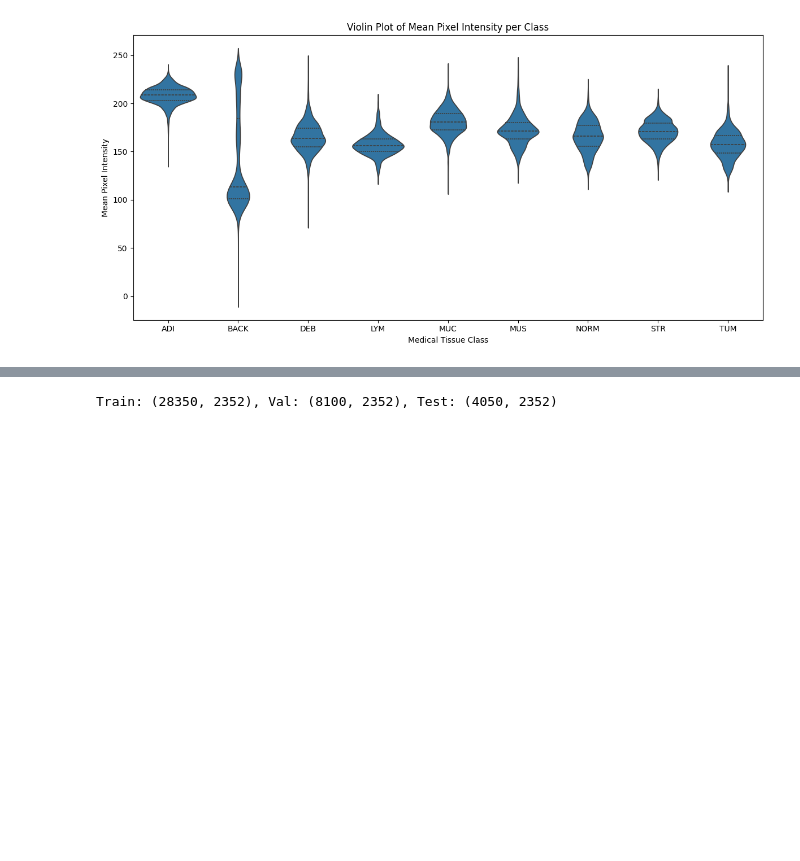
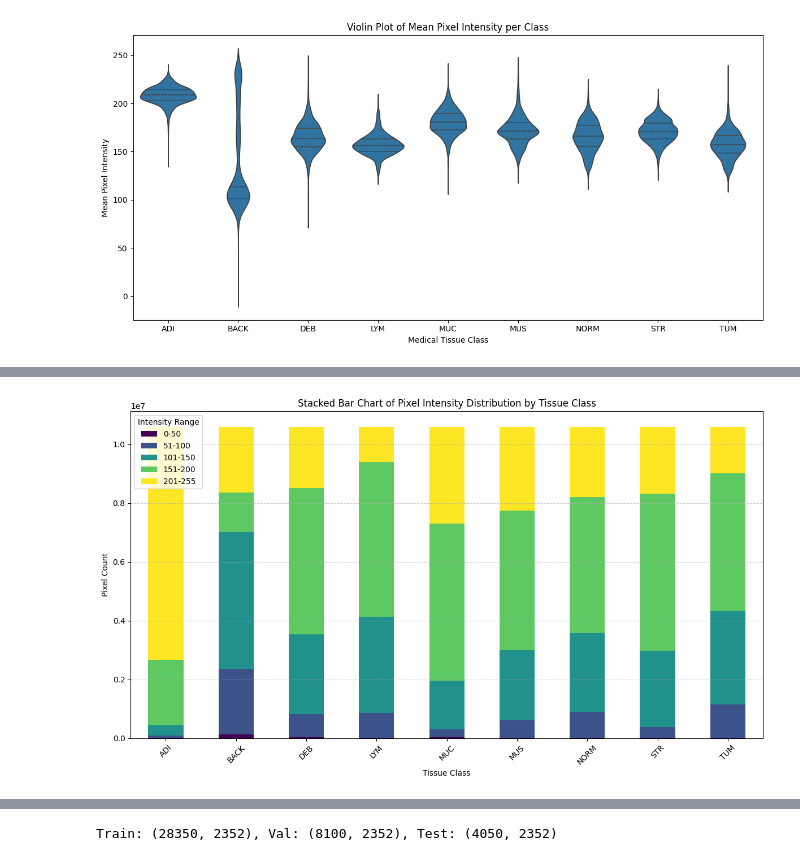
Before and after one commit to anasraza57/CW2, a Jupyter notebook: main.ipynb, the cells around one changed output, grey strips where cells are left out. Saved outputs shown, nothing was run; the diff lists cells and outputs as text; code cells hidden in the pictures; blank space fills up the shorter version.

```diff
--- a/main.ipynb
+++ b/main.ipynb
@@ -292,0 +393,33 @@ plt.show()
+# %%
+# Define pixel intensity bins and labels
+bins = [0, 50, 100, 150, 200, 255]
+bin_labels = ['0-50', '51-100', '101-150', '151-200', '201-255']
+
+# Identify only pixel columns (exclude label and MeanIntensity if it exists)
+pixel_columns = df_sampled.columns.difference(['label', 'MeanIntensity'])
+
+# Create empty DataFrame for distribution
+intensity_distribution = pd.DataFrame(0, index=df_sampled['label'].unique(), columns=bin_labels)
+
+# Calculate binned pixel intensity counts per class
+for label in df_sampled['label'].unique():
+    class_pixels = df_sampled[df_sampled['label'] == label][pixel_columns].values.flatten()
+    binned = pd.cut(class_pixels, bins=bins, labels=bin_labels, include_lowest=True)
+    counts = binned.value_counts().sort_index()
+    intensity_distribution.loc[label] = counts
+
+# Convert to int and sort by class name for consistency
+intensity_distribution = intensity_distribution.astype(int).sort_index()
+
+# Plot stacked bar chart
+intensity_distribution.plot(kind='bar', stacked=True, figsize=(12, 7), colormap='viridis')
+plt.title("Stacked Bar Chart of Pixel Intensity Distribution by Tissue Class")
+plt.xlabel("Tissue Class")
+plt.ylabel("Pixel Count")
+plt.xticks(rotation=45)
+plt.legend(title="Intensity Range")
+plt.grid(axis='y', linestyle='--', alpha=0.6)
+plt.tight_layout()
+plt.show()
+# %% [output]
+[figure, added]
```
Also changed, not shown: parts of 5 cells of this notebook.
